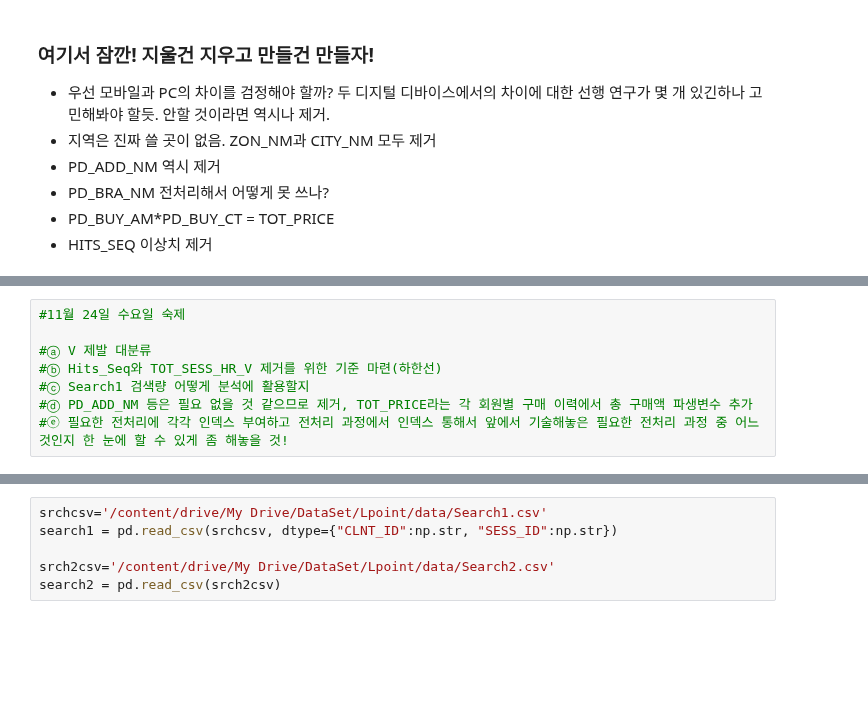
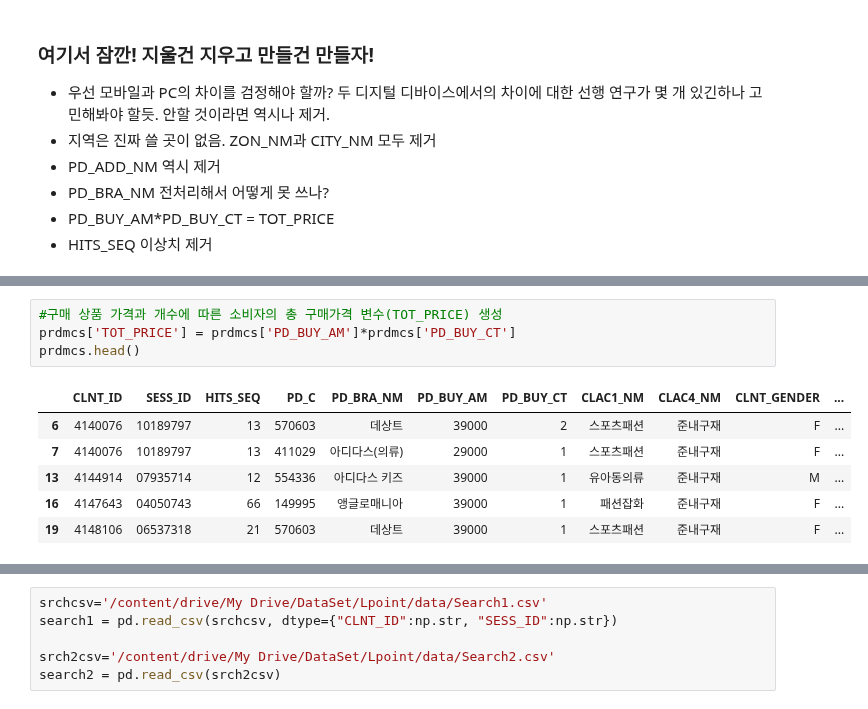
Before and after one commit to chldnjstjr/Lpoint, a Jupyter notebook: Preprocessing.ipynb, the cells around one changed output, grey strips where cells are left out. Saved outputs shown, nothing was run; the diff lists cells and outputs as text; blank space fills up the shorter version.

```diff
--- a/Preprocessing.ipynb
+++ b/Preprocessing.ipynb
@@ -293,8 +334,11 @@ sns.distplot(prdmas['HITS_SEQ'], color="blue", label="HITS_SEQ")
-# %%
-#11월 24일 수요일 숙제
-
-#ⓐ V 제발 대분류
-#ⓑ Hits_Seq와 TOT_SESS_HR_V 제거를 위한 기준 마련(하한선)
-#ⓒ Search1 검색량 어떻게 분석에 활용할지
-#ⓓ PD_ADD_NM 등은 필요 없을 것 같으므로 제거, TOT_PRICE라는 각 회원별 구매 이력에서 총 구매액 파생변수 추가
-#ⓔ 필요한 전처리에 각각 인덱스 부여하고 전처리 과정에서 인덱스 통해서 앞에서 기술해놓은 필요한 전처리 과정 중 어느 것인지 한 눈에 할 수 있게 좀 해놓을 것!
+# %%
+#구매 상품 가격과 개수에 따른 소비자의 총 구매가격 변수(TOT_PRICE) 생성
+prdmcs['TOT_PRICE'] = prdmcs['PD_BUY_AM']*prdmcs['PD_BUY_CT']
+prdmcs.head()
+# %% [output]
+|  | CLNT_ID | SESS_ID | HITS_SEQ | PD_C | PD_BRA_NM | PD_BUY_AM | PD_BUY_CT | CLAC1_NM | CLAC4_NM | CLNT_GENDER | ... |
+| 6 | 4140076 | 10189797 | 13 | 570603 | 데상트 | 39000 | 2 | 스포츠패션 | 준내구재 | F | ... |
+| 7 | 4140076 | 10189797 | 13 | 411029 | 아디다스(의류) | 29000 | 1 | 스포츠패션 | 준내구재 | F | ... |
+| 13 | 4144914 | 07935714 | 12 | 554336 | 아디다스 키즈 | 39000 | 1 | 유아동의류 | 준내구재 | M | ... |
+| 16 | 4147643 | 04050743 | 66 | 149995 | 앵글로매니아 | 39000 | 1 | 패션잡화 | 준내구재 | F | ... |
+| 19 | 4148106 | 06537318 | 21 | 570603 | 데상트 | 39000 | 1 | 스포츠패션 | 준내구재 | F | ... |
```
Also changed, not shown: parts of 17 cells of this notebook.
